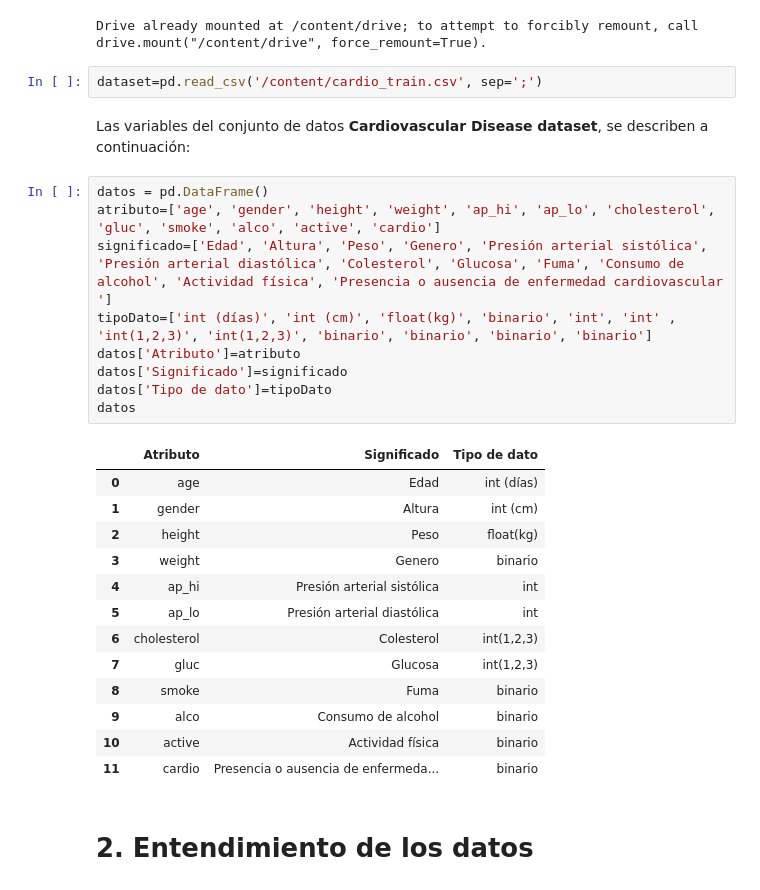
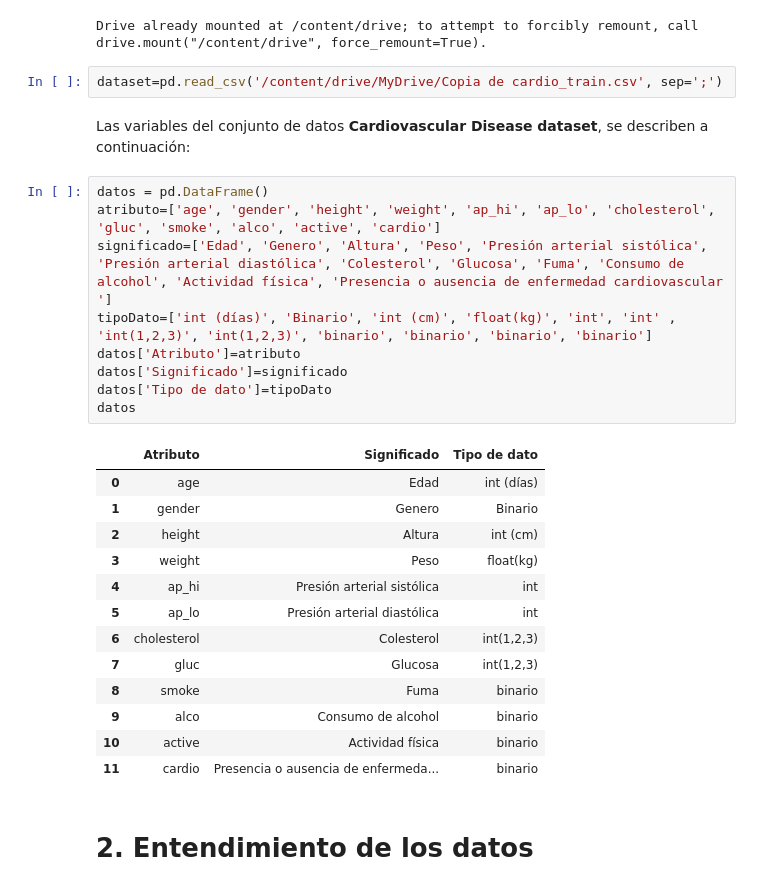
Before and after one commit to 1012357482/cienciaDatosETITC, a Jupyter notebook: proyecto_hearthDisease.ipynb, the cells around one changed output. Cells and saved outputs as stored; diff of their text form.

Commit message:
Actualización EDA de datos

```diff
--- a/proyecto_hearthDisease.ipynb
+++ b/proyecto_hearthDisease.ipynb
@@ -20,24 +20,24 @@ drive.mount('/content/drive')
 # %% [output]
 Drive already mounted at /content/drive; to attempt to forcibly remount, call drive.mount("/content/drive", force_remount=True).
 # %%
-dataset=pd.read_csv('/content/cardio_train.csv', sep=';')
+dataset=pd.read_csv('/content/drive/MyDrive/Copia de cardio_train.csv', sep=';')
 # %% [markdown]
 Las variables del conjunto de datos **Cardiovascular Disease dataset**, se describen a continuación:
 # %%
 datos = pd.DataFrame()
 atributo=['age', 'gender', 'height', 'weight', 'ap_hi', 'ap_lo', 'cholesterol', 'gluc', 'smoke', 'alco', 'active', 'cardio']
-significado=['Edad', 'Altura', 'Peso', 'Genero', 'Presión arterial sistólica', 'Presión arterial diastólica', 'Colesterol', 'Glucosa', 'Fuma', 'Consumo de alcohol', 'Actividad física', 'Presencia o ausencia de enfermedad cardiovascular ']
-tipoDato=['int (días)', 'int (cm)', 'float(kg)', 'binario', 'int', 'int' , 'int(1,2,3)', 'int(1,2,3)', 'binario', 'binario', 'binario', 'binario']
+significado=['Edad', 'Genero', 'Altura', 'Peso', 'Presión arterial sistólica', 'Presión arterial diastólica', 'Colesterol', 'Glucosa', 'Fuma', 'Consumo de alcohol', 'Actividad física', 'Presencia o ausencia de enfermedad cardiovascular ']
+tipoDato=['int (días)', 'Binario', 'int (cm)', 'float(kg)', 'int', 'int' , 'int(1,2,3)', 'int(1,2,3)', 'binario', 'binario', 'binario', 'binario']
 datos['Atributo']=atributo
 datos['Significado']=significado
 datos['Tipo de dato']=tipoDato
 datos
 # %% [output]
 |  | Atributo | Significado | Tipo de dato |
 | 0 | age | Edad | int (días) |
-| 1 | gender | Altura | int (cm) |
-| 2 | height | Peso | float(kg) |
-| 3 | weight | Genero | binario |
+| 1 | gender | Genero | Binario |
+| 2 | height | Altura | int (cm) |
+| 3 | weight | Peso | float(kg) |
 | 4 | ap_hi | Presión arterial sistólica | int |
 | 5 | ap_lo | Presión arterial diastólica | int |
 | 6 | cholesterol | Colesterol | int(1,2,3) |
```
Also changed, not shown: parts of 28 cells of this notebook.
